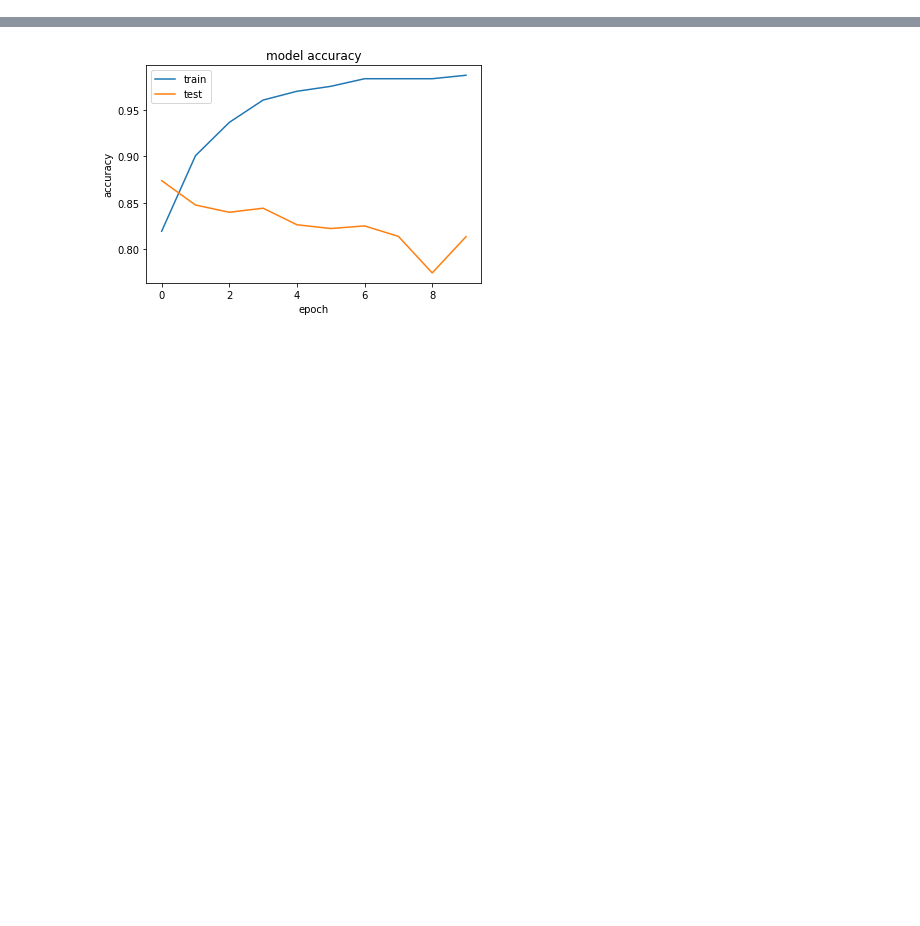
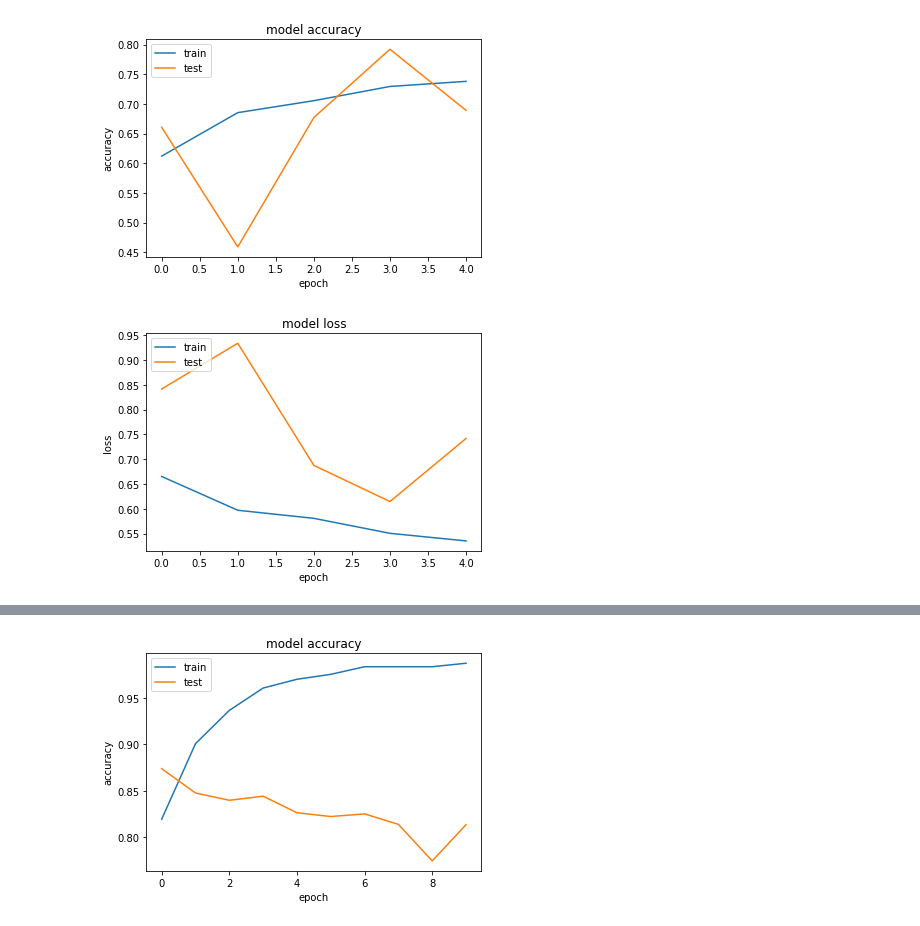
Before and after one commit to azwidodo/Tugas-Akhir-5, a Jupyter notebook: 05_rnn.ipynb, the cells around one changed output, grey strips where cells are left out. Saved outputs shown, nothing was run; the diff lists cells and outputs as text; code cells hidden in the pictures; blank space fills up the shorter version.

```diff
--- a/05_rnn.ipynb
+++ b/05_rnn.ipynb
@@ -66,7 +67,7 @@ There are 825119 train words in total and the vocabulary size is 24637.
 train_data = df_train["detoken"].tolist()
 test_data = df_test["detoken"].tolist()
 
-tokenizer = Tokenizer(num_words=20000)
+tokenizer = Tokenizer(num_words=15000)
 tokenizer.fit_on_texts(train_data)
 
 word_index = tokenizer.word_index
@@ -75,7 +76,7 @@ train_sequences = tokenizer.texts_to_sequences(train_data)
 test_sequences = tokenizer.texts_to_sequences(test_data)
 
 # max_length = max(max([len(x) for x in train_sequences]), max([len(x) for x in test_sequences]))
-max_length = 200
+max_length = 150
 
 x_train_padded = pad_sequences(train_sequences, maxlen=max_length, padding="post")
 x_test_padded = pad_sequences(test_sequences, maxlen=max_length, padding="post")
@@ -150,6 +119,6 @@ Glove embeddings cover 96.8% of vocabulary and 99.74% text in testing set
 # %%
 EMBEDDING_DIM = 300
-MAX_WORDS = 20000
+MAX_WORDS = 15000
 vocab_size = min(len(word_index) + 1, MAX_WORDS)
 
 embedding_matrix = np.zeros((vocab_size, EMBEDDING_DIM))
@@ -166,6 +135,6 @@ for word, i in word_index.items():
         embedding_vector = np.zeros(EMBEDDING_DIM)
         embedding_matrix[i] = embedding_vector
 
-embedding_layer = Embedding(vocab_size, EMBEDDING_DIM, weights=[embedding_matrix], input_length=max_length, trainable=True)
+embedding_layer = Embedding(vocab_size, EMBEDDING_DIM, weights=[embedding_matrix], input_length=max_length, trainable=False)
 
 del(embedding_matrix)
@@ -171,0 +143,9 @@ del(embedding_matrix)
+# %%
+model = Sequential()
+model.add(embedding_layer)
+model.add(Bidirectional(LSTM(64)))
+model.add(Dropout(0.5))
+model.add(Dense(32, activation="relu"))
+model.add(Dense(1, activation='sigmoid'))
+
+print(model.summary())
@@ -171,0 +170,17 @@ del(embedding_matrix)
+# %%
+# Compile model
+
+EPOCHS = 5
+LEARNING_RATE = 0.05
+
+optimizer = Adam(learning_rate=LEARNING_RATE)
+
+model.compile(optimizer=optimizer, loss="binary_crossentropy", metrics=["accuracy"])
+
+# Fit model
+
+BATCH_SIZE = 64
+
+# callbacks = [EarlyStopping(monitor='val_loss')]
+
+history = model.fit(x_train_padded, ytrain, batch_size=BATCH_SIZE, epochs=EPOCHS, verbose=1, validation_split=0.2)
@@ -171,0 +198,7 @@ del(embedding_matrix)
+# %%
+# Plot accuracy and loss
+
+plot_history(history)
+# %% [output]
+[figure, added]
+[figure, added]
```
Also changed, not shown: parts of 14 cells of this notebook.
